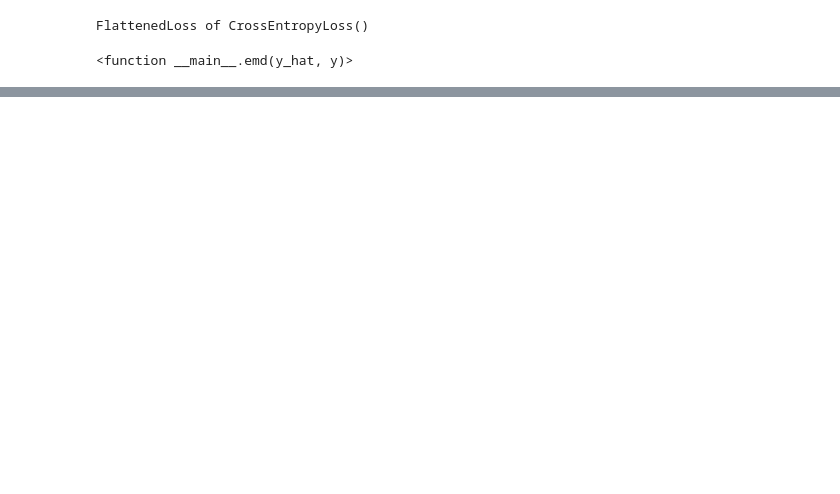
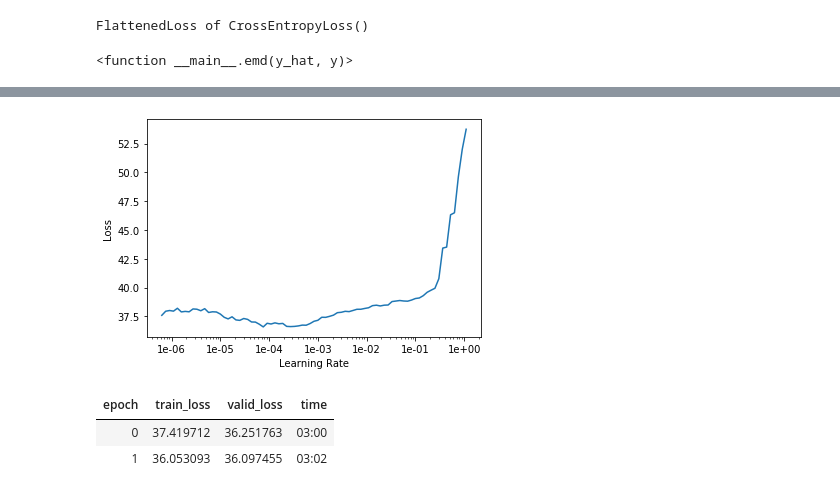
Before and after one commit to vishal-kvn/nima, a Jupyter notebook: nima.ipynb, the cells around one changed output, grey strips where cells are left out. Saved outputs shown, nothing was run; the diff lists cells and outputs as text; code cells hidden in the pictures; blank space fills up the shorter version.

```diff
--- a/nima.ipynb
+++ b/nima.ipynb
@@ -77,9 +111,10 @@ class NimaLabelList(CategoryList):
 # %%
-data = (ImageList.from_csv('./', 'labels_sample.csv', folder='data', suffix='.jpg')
+data = (ImageList.from_df(datablocks_df, path='./data')
+        # ImageList.from_csv('./', 'labels_sample.csv', folder='data', suffix='.jpg')
         .split_by_rand_pct()
         .label_from_func(func, label_cls=NimaLabelList)
         .transform(tfms, size=224)
-        .databunch(bs=8))
+        .databunch(bs=64))
 # %%
 data
 # %% [output]
@@ -220,5 +188,3 @@ learner.loss_func = emd
 learner.loss_func
 # %% [output]
 <function __main__.emd(y_hat, y)>
-# %%
-learner.fit_one_cycle(1,1e-3)
@@ -227,0 +191,3 @@ learner.fit_one_cycle(1,1e-3)
+# %%
+with gpu_mem_restore_ctx():
+    learner.fit_one_cycle(4)
@@ -227,0 +204,2 @@ learner.fit_one_cycle(1,1e-3)
+# %%
+learner.load('stage-1');
@@ -227,0 +211,12 @@ learner.fit_one_cycle(1,1e-3)
+# %%
+learner.recorder.plot()
+# %% [output]
+[figure, added]
+# %%
+learner.unfreeze()
+with gpu_mem_restore_ctx():
+    learner.fit_one_cycle(2, max_lr=slice(1e-6,1e-3))
+# %% [output]
+| epoch | train_loss | valid_loss | time |
+| 0 | 37.419712 | 36.251763 | 03:00 |
+| 1 | 36.053093 | 36.097455 | 03:02 |
```
Also changed, not shown: parts of 42 cells of this notebook, 1 other file.
